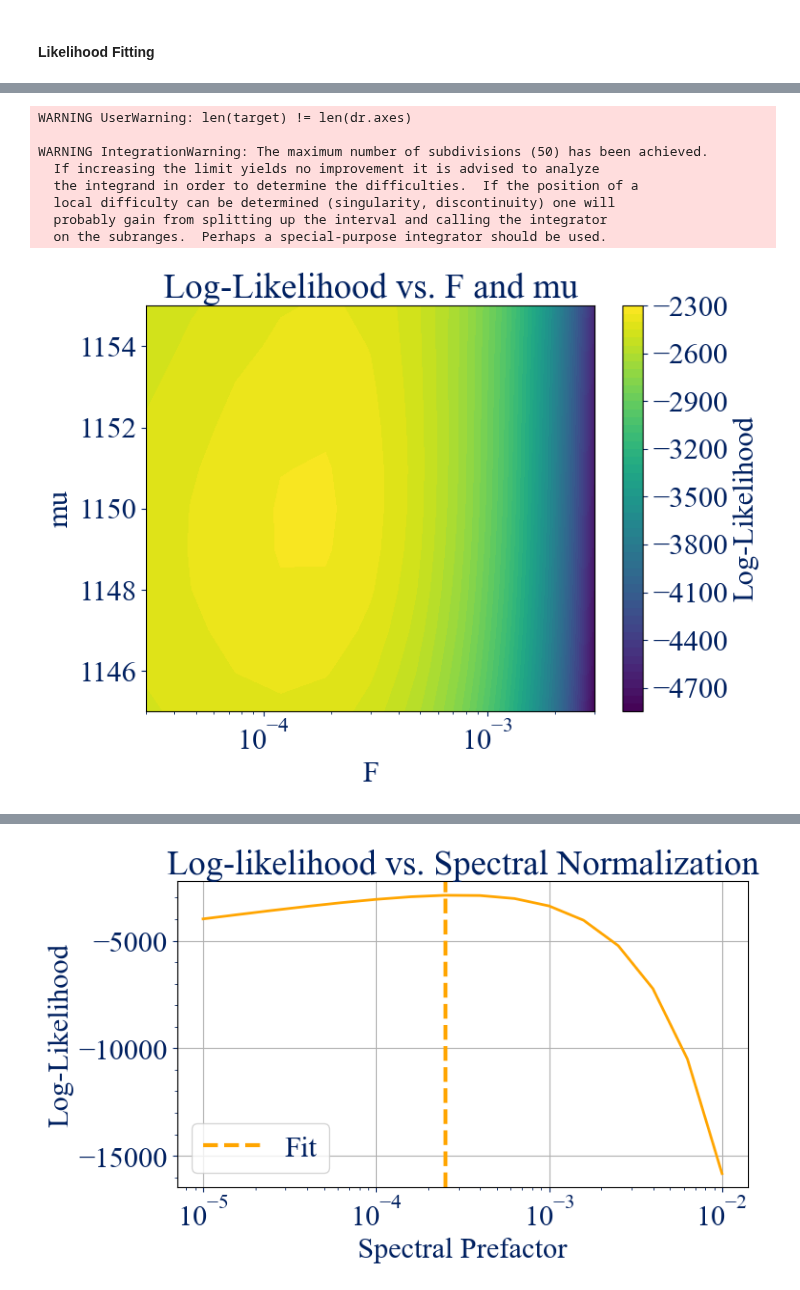
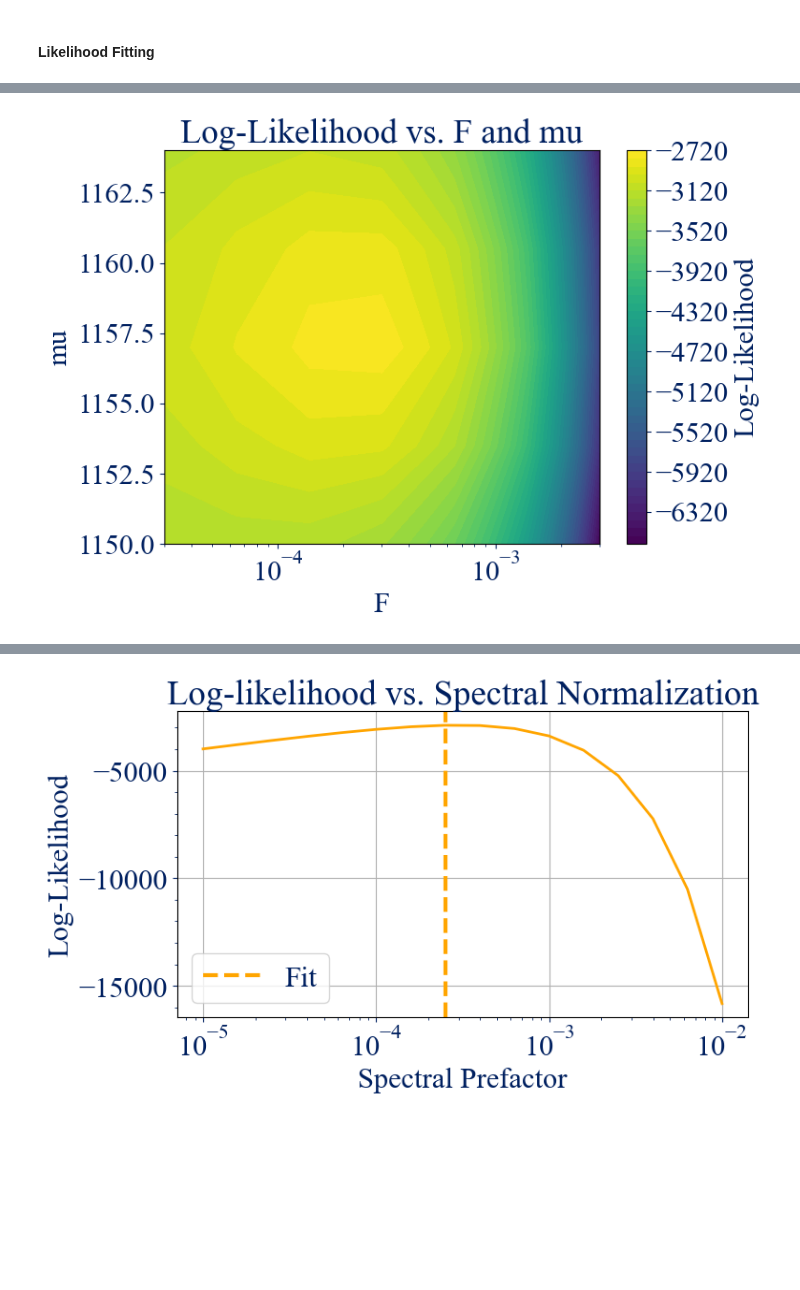
Before and after one commit to avalluvan/cosipy, a Jupyter notebook: docs/tutorials/response/LMDR4.ipynb, the cells around one changed output, grey strips where cells are left out. Cells and saved outputs as stored; diff of their text form; code cells hidden in the pictures; blank space fills up the shorter version.

```diff
--- a/docs/tutorials/response/LMDR4.ipynb
+++ b/docs/tutorials/response/LMDR4.ipynb
@@ -104,7 +105,7 @@ Text(0.5, 1.0, 'Healpix Map [2000:]')
 # %% [markdown]
 ### Data
 # %%
-name = 'CasAsymmetric'
+name = 'CasAfullyresolved'
 point_source = UnBinnedData(DATA_DIR / '44Ti/inputs.yaml')
 data = point_source.get_dict_from_fits(DATA_DIR / f'44Ti/sources/{name}_3months_unbinned_data_filtered_with_SAAcut.fits')
 
@@ -175,7 +176,7 @@ plt.show()
 ####
 # %%
 num_samples = 1000
-bgcounts = 200
+bgcounts = 0
 nside = 32
 
 indices = np.random.choice(np.arange(len(bg_dict['Energies'])), bgcounts, replace=False)
@@ -1062,7 +926,7 @@ if name == 'CasAsymmetric':
     spectrum = spectrum_reset(spectrum)
     spectrum_unit = spectrum.F.unit / spectrum.sigma.unit
 
-    spectrum.F.free = True
+    spectrum.F.free = False
     spectrum.mu.free = False
     spectrum.sigma.free = False
 
@@ -1074,10 +938,10 @@ else:
     spectrum = spectrum_reset(spectrum)
     spectrum_unit = spectrum.F_1.unit / spectrum.sigma_1.unit
 
-    spectrum.F_1.free = True
+    spectrum.F_1.free = False
     spectrum.mu_1.free = False
     spectrum.sigma_1.free = False
-    spectrum.F_2.free = True
+    spectrum.F_2.free = False
     spectrum.mu_2.free = False
     spectrum.sigma_2.free = False
 
@@ -1365,20 +1239,12 @@ WARNING UserWarning: len(target) != len(dr.axes)
 # %%
-F_values = np.geomspace(3e-4/10, 3e-4*10, 11)
-mu_values = np.linspace(1145, 1155, 11)
-sigma_values = np.linspace(1.0, 2.4, 10)
+F_values = np.geomspace(3e-4/10, 3e-4*10, 7)
+mu_values = np.linspace(1150, 1164, 5)
+sigma_values = np.linspace(1.1, 2.15, 7)
 
-logL_grid = scan_log_likelihood(cosi, "F_1", F_values, "mu_1", mu_values)
+logL_grid = scan_log_likelihood(cosi, "F", F_values, "mu", mu_values)
 plot_logL_2d(F_values, mu_values, logL_grid, xlabel="F", ylabel="mu")
 # %% [output]
-WARNING UserWarning: len(target) != len(dr.axes)
-
-WARNING IntegrationWarning: The maximum number of subdivisions (50) has been achieved.
-  If increasing the limit yields no improvement it is advised to analyze
-  the integrand in order to determine the difficulties.  If the position of a
-  local difficulty can be determined (singularity, discontinuity) one will
-  probably gain from splitting up the interval and calling the integrator
-  on the subranges.  Perhaps a special-purpose integrator should be used.
-[figure, old version]
+[figure, new version]
 # %%
 cosi_spectrum = cosi._likelihood_model.source.spectrum.main.shape
 cosi_spectrum = spectrum_reset(spec=cosi_spectrum)
```
Also changed, not shown: parts of 21 cells of this notebook, 1 other file.
